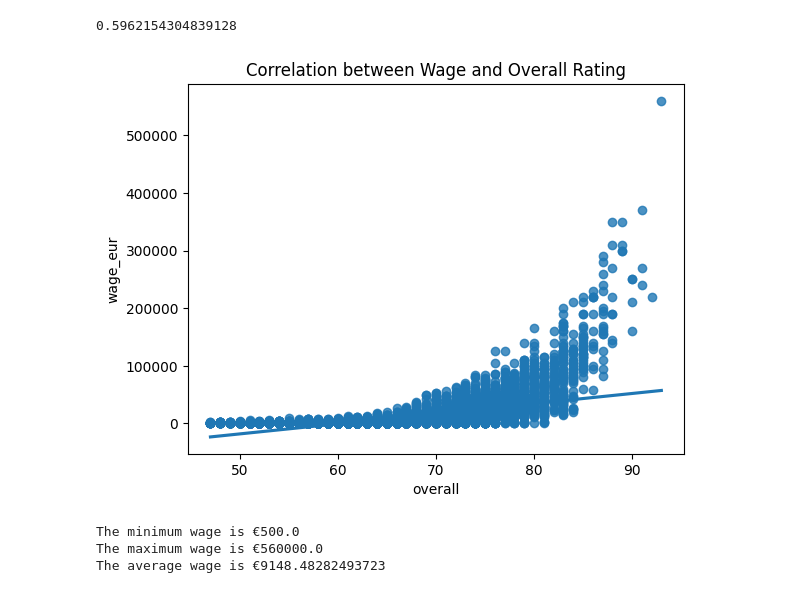
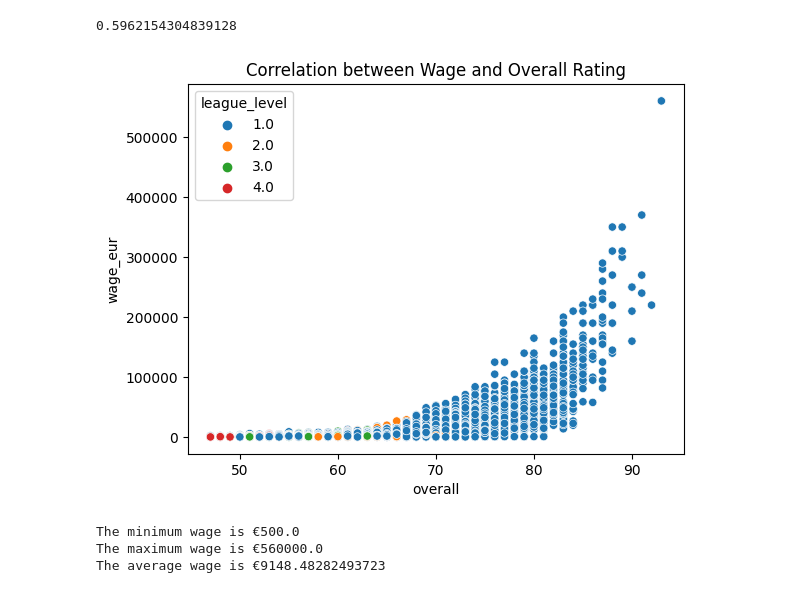
Before and after one commit to ToluPaul/Fifa-22_analysis, a Jupyter notebook: Fifa.ipynb, the cells around one changed output. Drawn from its saved outputs; the diff is of its cells as text; code cells hidden in the pictures.

```diff
--- a/Fifa.ipynb
+++ b/Fifa.ipynb
@@ -98,6 +98,7 @@ p21_clean[['dob', 'league_level']]
 #change dob to datetime object and any column that ends with id to a category datatype
 p21_clean['dob'] = pd.to_datetime(p21_clean['dob'])
 p21_clean['league_level'] = p21_clean['league_level'].astype('category')
+p21_clean['nationality'] = p21_clean['nationality'].astype('category')
 for i in p21_clean.dtypes.keys():
     if '_id' in i:
       p21_clean[i] = p21_clean[i].astype('category')
@@ -268,8 +269,8 @@ print(p21_deep_clean['wage_eur'].corr(p21_deep_clean['overall']))
 # %% [output]
 0.5962154304839128
 # %%
-sns.regplot(x='overall', y = 'wage_eur', data= p21_deep_clean, ci=None)
+sns.scatterplot(x='overall', y = 'wage_eur', data= p21_deep_clean, hue='league_level' )
 plt.title('Correlation between Wage and Overall Rating')
 plt.show()
 # %% [output]
-[figure, old version]
+[figure, new version]
```
Also changed, not shown: parts of 4 cells of this notebook.
